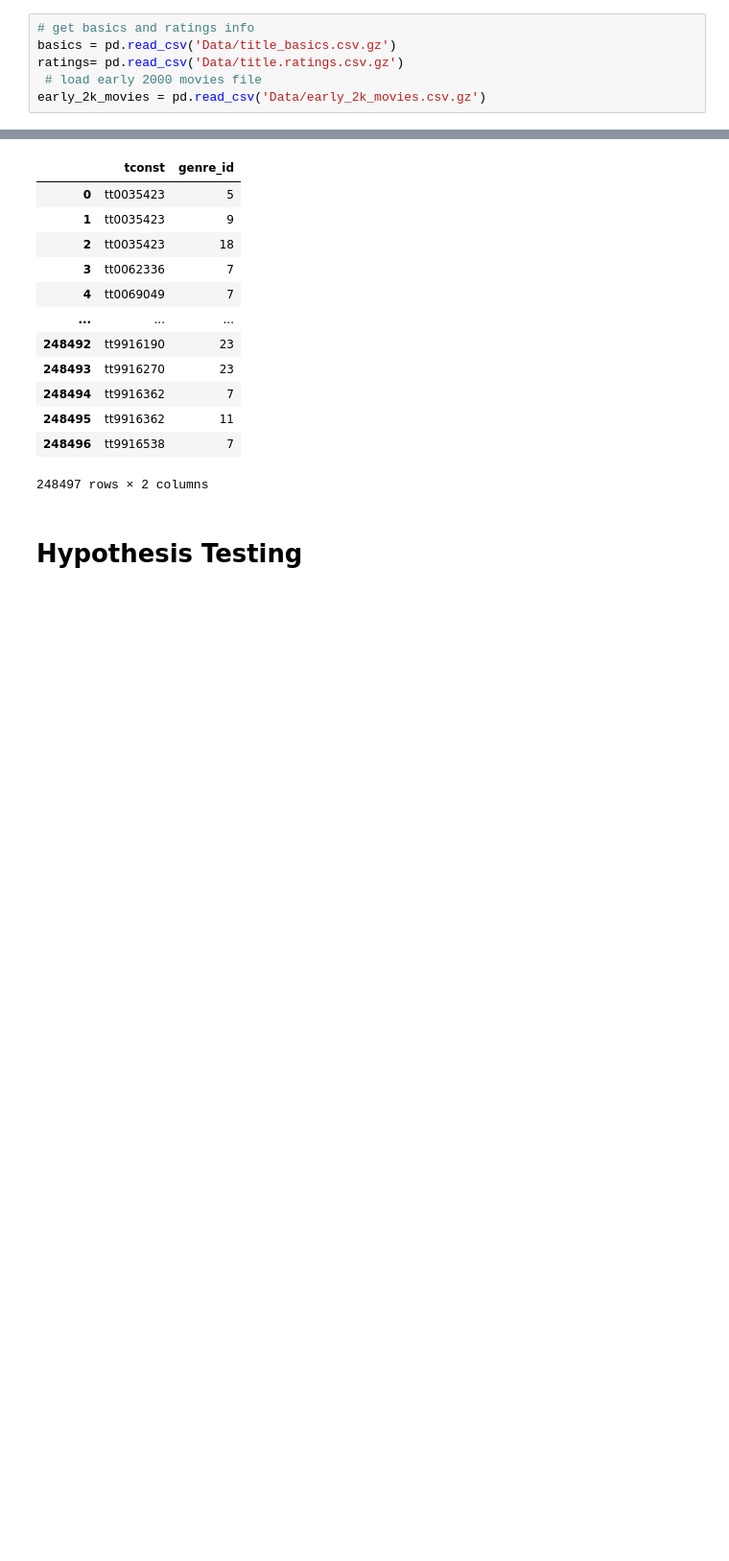
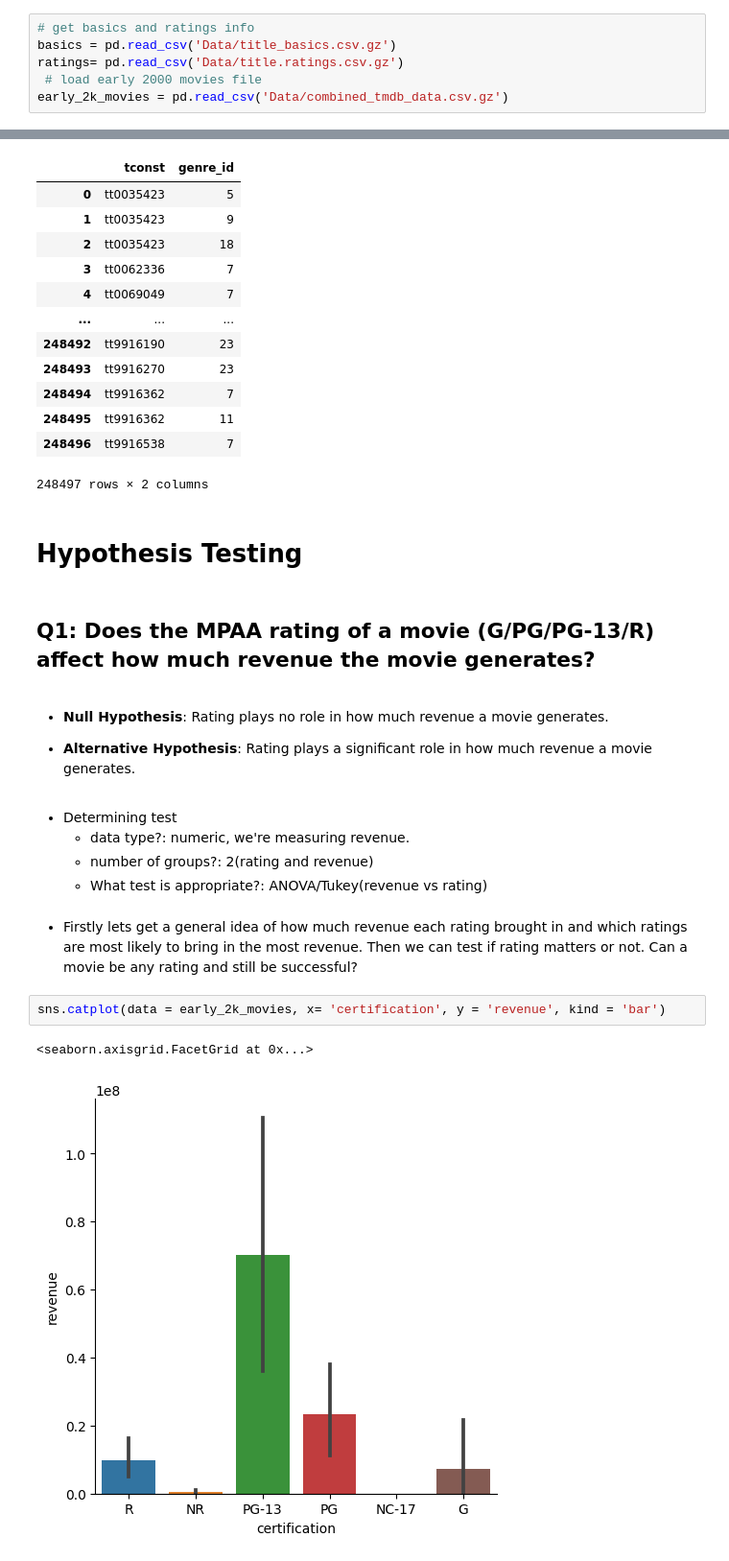
Before and after one commit to SeanRommes/Predicting-Better-Movies, a Jupyter notebook: Making Better Movies Pt. 4- Hypothesis Testing.ipynb, the cells around one changed output, grey strips where cells are left out. Shown at 96% size. Cells and saved outputs as stored; diff of their text form; blank space fills up the shorter version.

```diff
--- a/Making Better Movies Pt. 4- Hypothesis Testing.ipynb
+++ b/Making Better Movies Pt. 4- Hypothesis Testing.ipynb
@@ -35,7 +35,7 @@ from sqlalchemy import create_engine
 basics = pd.read_csv('Data/title_basics.csv.gz')
 ratings= pd.read_csv('Data/title.ratings.csv.gz')
  # load early 2000 movies file
-early_2k_movies = pd.read_csv('Data/early_2k_movies.csv.gz')
+early_2k_movies = pd.read_csv('Data/combined_tmdb_data.csv.gz')
 # %%
 #load mysql credentials
 with open('C:/Users/Sean/.edit/my_sql.json') as f:
@@ -150,3 +150,21 @@ pd.read_sql(q,engine)
 248497 rows × 2 columns
 # %% [markdown]
 # Hypothesis Testing
+# %% [markdown]
+## Q1: Does the MPAA rating of a movie (G/PG/PG-13/R) affect how much revenue the movie generates?
+# %% [markdown]
+* **Null Hypothesis**: Rating plays no role in how much revenue a movie generates.
+
+* **Alternative Hypothesis**: Rating plays a significant role in how much revenue a movie generates.
+# %% [markdown]
+* Determining test
+    * data type?: numeric, we're measuring revenue.
+    * number of groups?: 2(rating and revenue)
+    * What test is appropriate?: ANOVA/Tukey(revenue vs rating)
+# %% [markdown]
+* Firstly lets get a general idea of how much revenue each rating brought in and which ratings are most likely to bring in the most revenue. Then we can test if rating matters or not. Can a movie be any rating and still be successful?
+# %%
+sns.catplot(data = early_2k_movies, x= 'certification', y = 'revenue', kind = 'bar')
+# %% [output]
+<seaborn.axisgrid.FacetGrid at 0x...>
+[figure, added]
```
Also changed, not shown: parts of 32 cells of this notebook, 16 other files.
